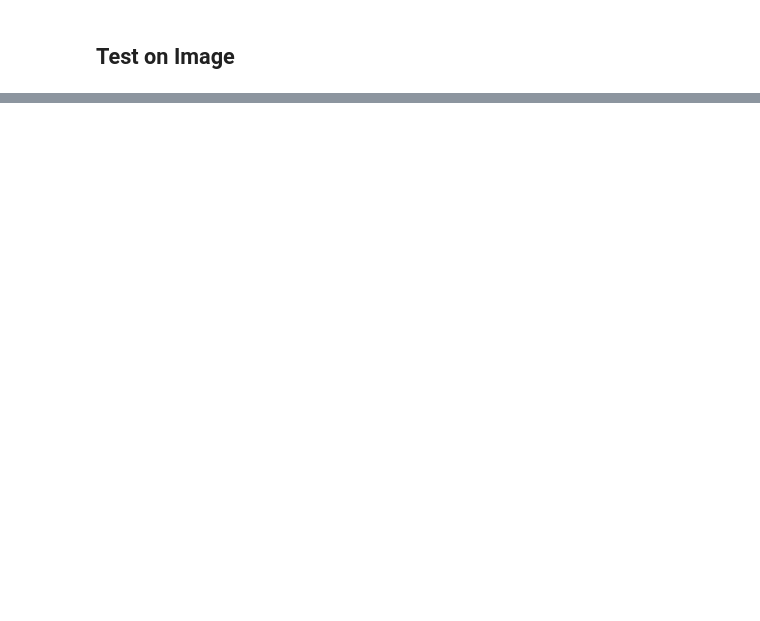
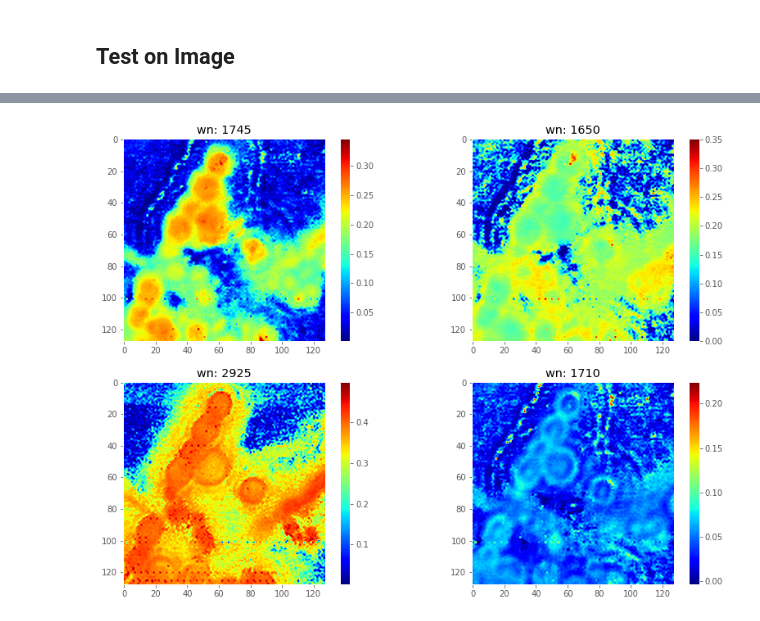
Before and after one commit to eirikama/DSAE, a Jupyter notebook: test_DSAE.ipynb, the cells around one changed output, grey strips where cells are left out. Saved outputs shown, nothing was run; the diff lists cells and outputs as text; code cells hidden in the pictures; blank space fills up the shorter version.

```diff
--- a/test_DSAE.ipynb
+++ b/test_DSAE.ipynb
@@ -130,19 +135,22 @@ for _ in range(5):
 # %%
 mat = scipy.io.loadmat(data_path + 'Hyperspec_6_1.mat')
-raw_im = mat["rawSpec"][:, :1408]
+raw_im = mat["rawSpec"][:, :wn_dim]
 DSAE_im = DSAE.predict(raw_im[:,:, np.newaxis])
+im_Nx, im_Ny = 128, 128
 # %%
 fig, axs = plt.subplots(figsize=(14,10), nrows=2, ncols=2)
 axs = axs.flatten()
-wn_plotting_list = [1745, 3010, 1160, 1710]
+wn_plotting_list = [1745, 1650, 2925, 1710]
 
-for ax, w in zip(axs, wn_plotting_list):
-    wn_idx = np.argmin(np.abs(wn - w))
+for ax, wn_implot in zip(axs, wn_plotting_list):
+    wn_idx = np.argmin(np.abs(wn - wn_implot))
 
-    a = ax.imshow(DSAE_im.reshape(128, 128, -1)[:, :, wn_idx],
+    a = ax.imshow(DSAE_im.reshape(im_Nx, im_Ny, -1)[:, :, wn_idx],
                   cmap="jet",
                   interpolation="lanczos")
     ax.grid(False)
-    ax.set_title(f"wn: {w}")
+    ax.set_title(f"wn: {wn_implot}")
     fig.colorbar(a, ax=ax)
 plt.show()
+# %% [output]
+[figure, added]
```
Also changed, not shown: parts of 7 cells of this notebook, 2 other files.
